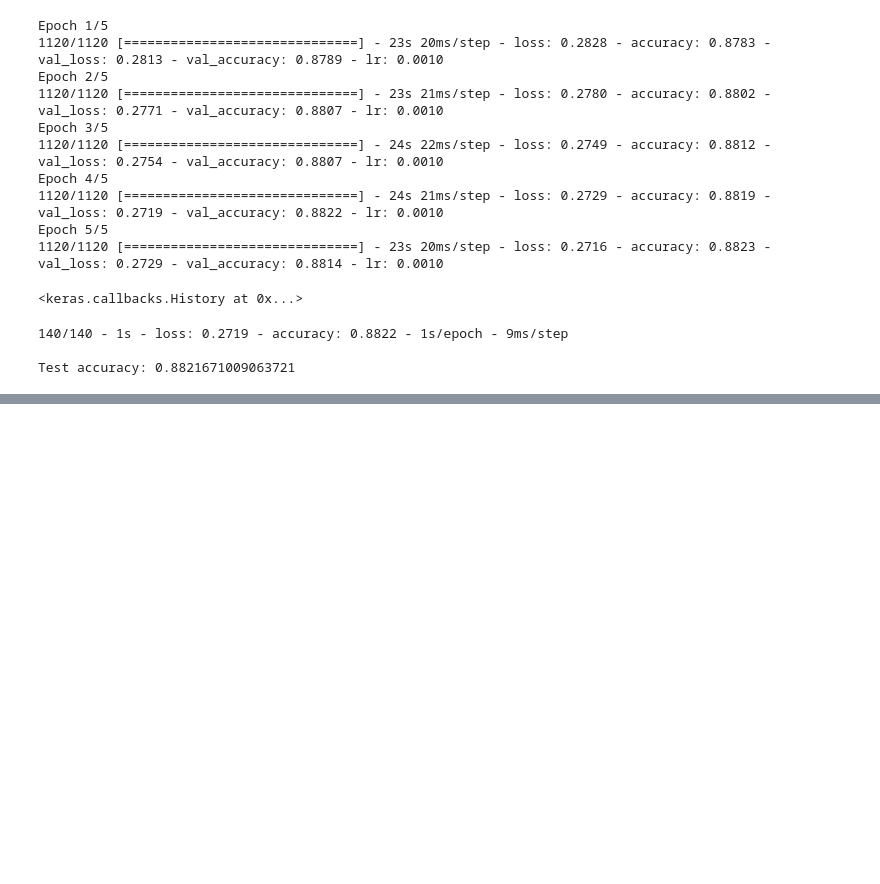
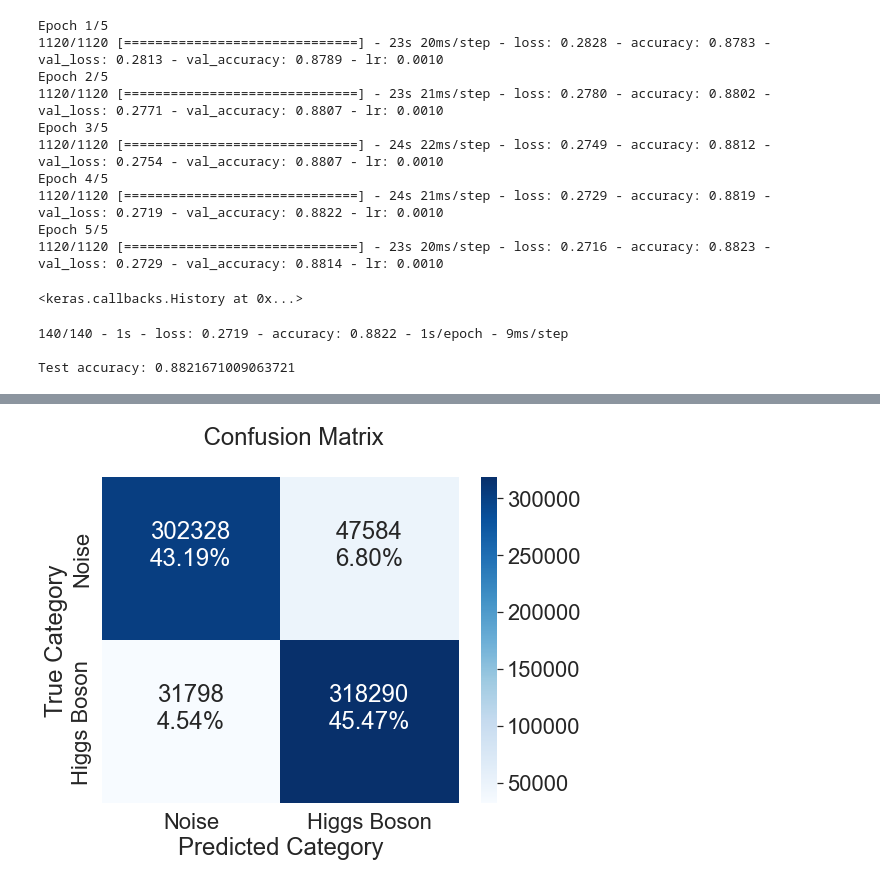
Before and after one commit to rickfontenot/QTW, a Jupyter notebook: Case Study 6/case6_rick.ipynb, the cells around one changed output, grey strips where cells are left out. Cells and saved outputs as stored; diff of their text form; code cells hidden in the pictures; blank space fills up the shorter version.

```diff
--- a/Case Study 6/case6_rick.ipynb
+++ b/Case Study 6/case6_rick.ipynb
@@ -511,0 +780,6 @@ Test accuracy: 0.8821671009063721
+# %%
+def run(run_dir, hparams):
+  with tf.summary.create_file_writer(run_dir).as_default():
+    hp.hparams(hparams)  # record the values used in this trial
+    accuracy = train_test_model(hparams)
+    tf.summary.scalar(METRIC_ACCURACY, accuracy, step=1)
@@ -511,0 +1279,2 @@ Test accuracy: 0.8821671009063721
+# %%
+test_predictions = gelu_model.predict(test_features_scaled)
@@ -511,0 +1293,3 @@ Test accuracy: 0.8821671009063721
+# %%
+prediction_labels = [int(p>=0.5) for p in test_predictions]
+prediction_labels
@@ -511,0 +1314,26 @@ Test accuracy: 0.8821671009063721
+# %%
+from sklearn.metrics import confusion_matrix
+
+def plot_confusion(cf_matrix):
+    plt.figure(figsize=(8, 6))
+    sns.set(font_scale=2)
+    group_names = ['True Neg','False Pos','False Neg','True Pos']
+    group_counts = ['{0:0.0f}'.format(value) for value in
+    cf_matrix.flatten()]
+    group_percentages = ['{0:.2%}'.format(value) for value in
+    cf_matrix.flatten()/np.sum(cf_matrix)]
+    labels = [f'{v1}\n{v2}\n' for v1, v2 in
+    zip(group_counts,group_percentages)]
+    labels = np.asarray(labels).reshape(2,2)
+    x_axis_labels = ['Noise','Higgs Boson']
+    y_axis_labels = ['Noise','Higgs Boson']
+    ax = plt.axes()
+    sns.heatmap(cf_matrix, annot=labels, fmt='', cmap='Blues',xticklabels=x_axis_labels, yticklabels=y_axis_labels)
+    ax.set_title('    Confusion Matrix\n')
+    plt.xlabel("Predicted Category")
+    plt.ylabel("True Category")
+# %%
+cm = confusion_matrix(test_labels,prediction_labels)
+plot_confusion(cm)
+# %% [output]
+[figure, added]
```
Also changed, not shown: parts of 76 cells of this notebook.
